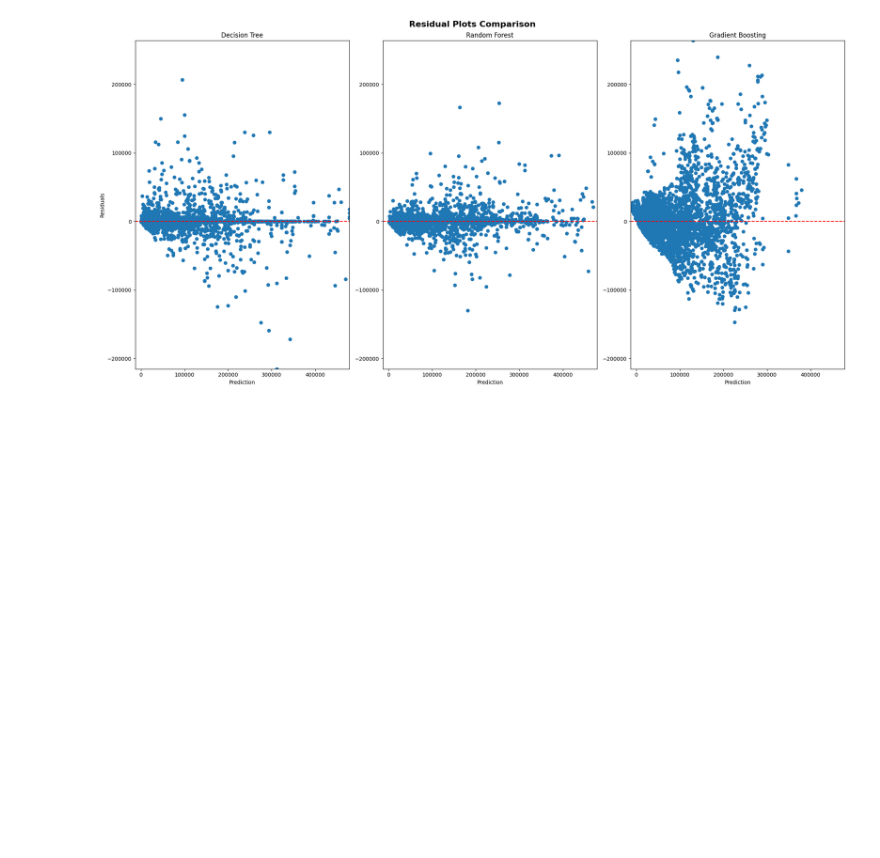
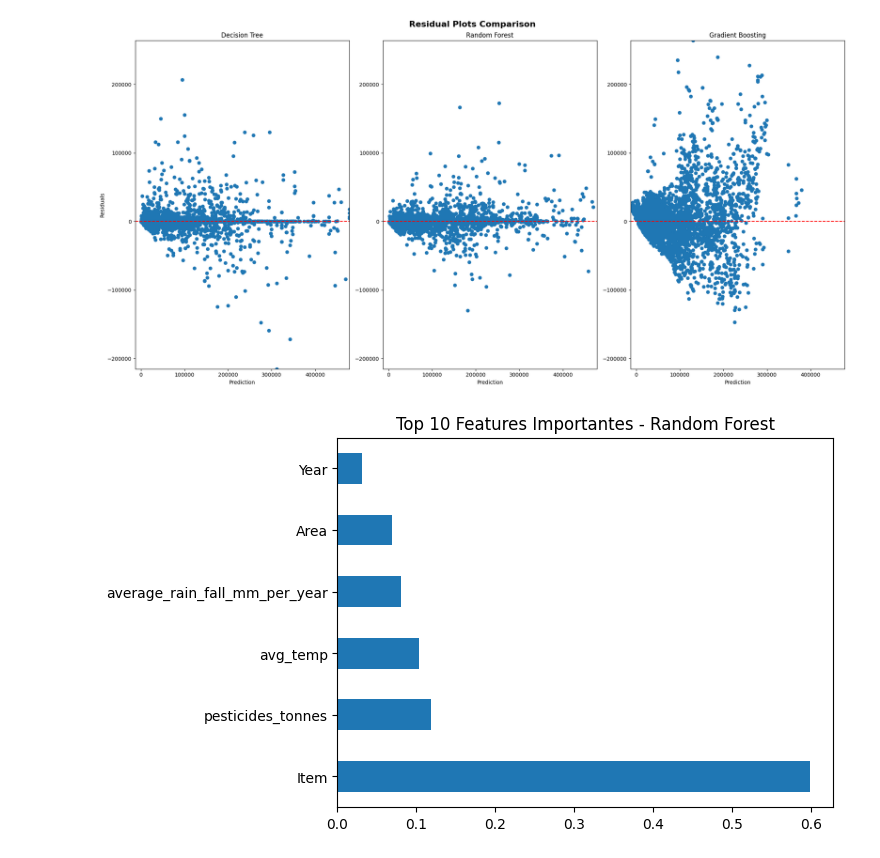
Before and after one commit to andrefpvalenga/crop-yeld-project, a Jupyter notebook: CropYeldPrediction.ipynb, the cells around one changed output. Drawn from its saved outputs; the diff is of its cells as text; code cells hidden in the pictures; blank space fills up the shorter version.

```diff
--- a/CropYeldPrediction.ipynb
+++ b/CropYeldPrediction.ipynb
@@ -603,3 +603,11 @@ plt.tight_layout()
 plt.show()
 # %% [output]
 [figure]
+# %%
+# Verfing which features is more importante - Random Forest
+importance = pd.Series(rf_model.feature_importances_, index=X.columns)
+importance.nlargest(10).plot(kind='barh')
+plt.title("Top 10 Features Importantes - Random Forest")
+plt.show()
+# %% [output]
+[figure, added]
```
Also changed, not shown: parts of 3 cells of this notebook.
